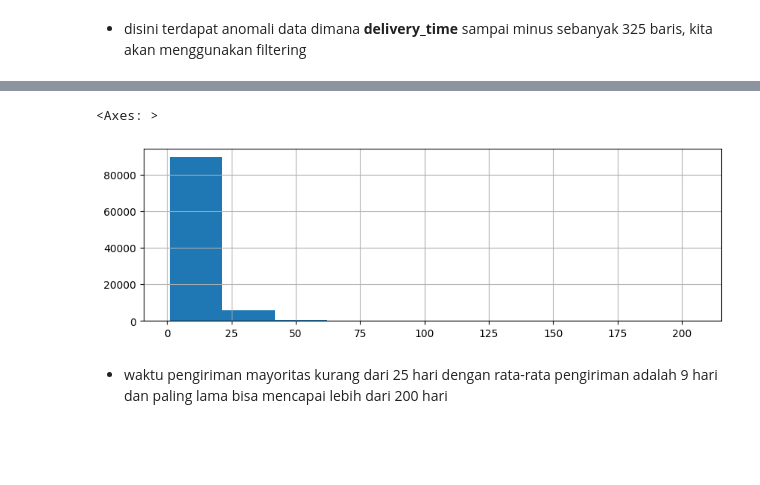
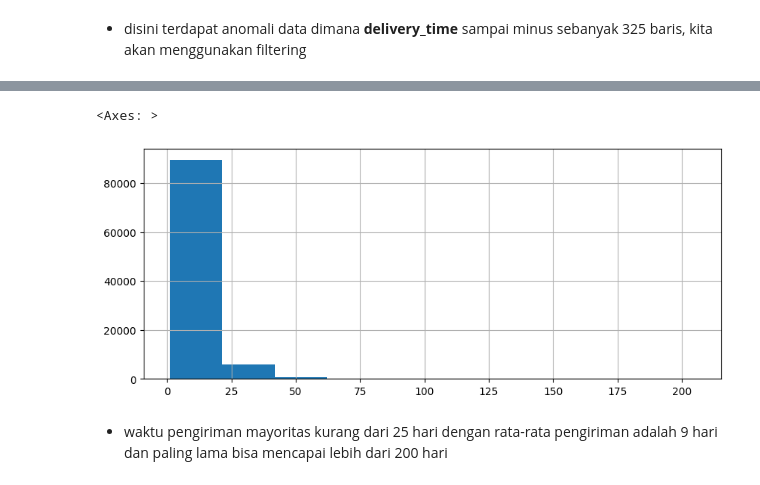
Before and after one commit to ykbintang/ecommerce-dashboard, a Jupyter notebook: notebook.ipynb, the cells around one changed output, grey strips where cells are left out. Cells and saved outputs as stored; diff of their text form; code cells hidden in the pictures; blank space fills up the shorter version.

Commit message:
update visualization

```diff
--- a/notebook.ipynb
+++ b/notebook.ipynb
@@ -841,10 +841,10 @@ orders_df.describe(include='all')
 | max | NaN | NaN | NaN | 2018-10-17 00:00:00 | 2018-09-03 00:00:00 | 2018-09-11 00:00:00 | ... |
 | std | NaN | NaN | NaN | NaN | NaN | NaN | ... |
 # %%
-orders_df.delivery_time.hist(figsize=(10, 3))
+orders_df.delivery_time.hist(figsize=(10, 4))
 # %% [output]
 <Axes: >
-[figure, old version]
+[figure, new version]
 # %% [markdown]
 - waktu pengiriman mayoritas kurang dari 25 hari dengan rata-rata pengiriman adalah 9 hari dan paling lama bisa mencapai lebih dari 200 hari
 # %%
```
Also changed, not shown: parts of 22 cells of this notebook.
